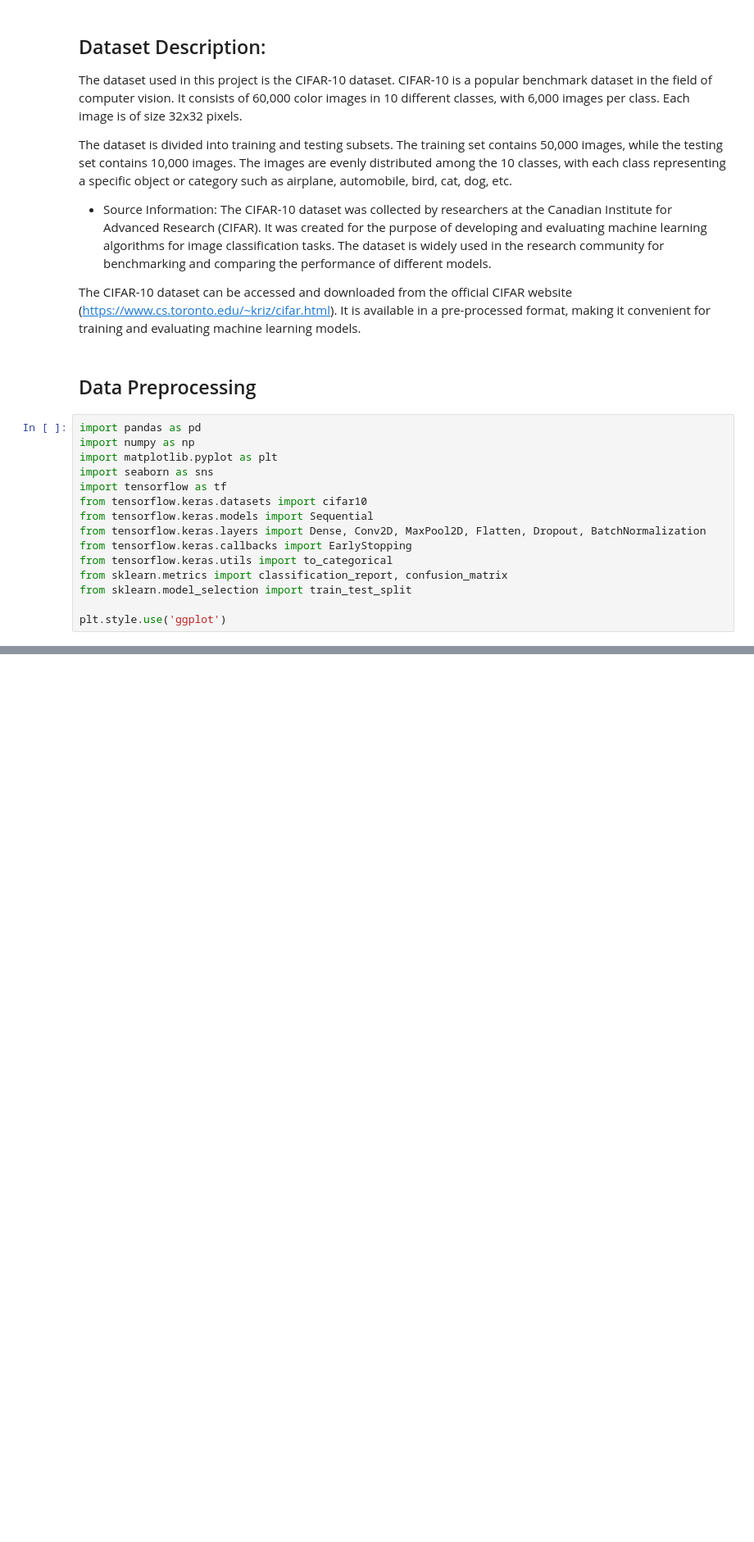
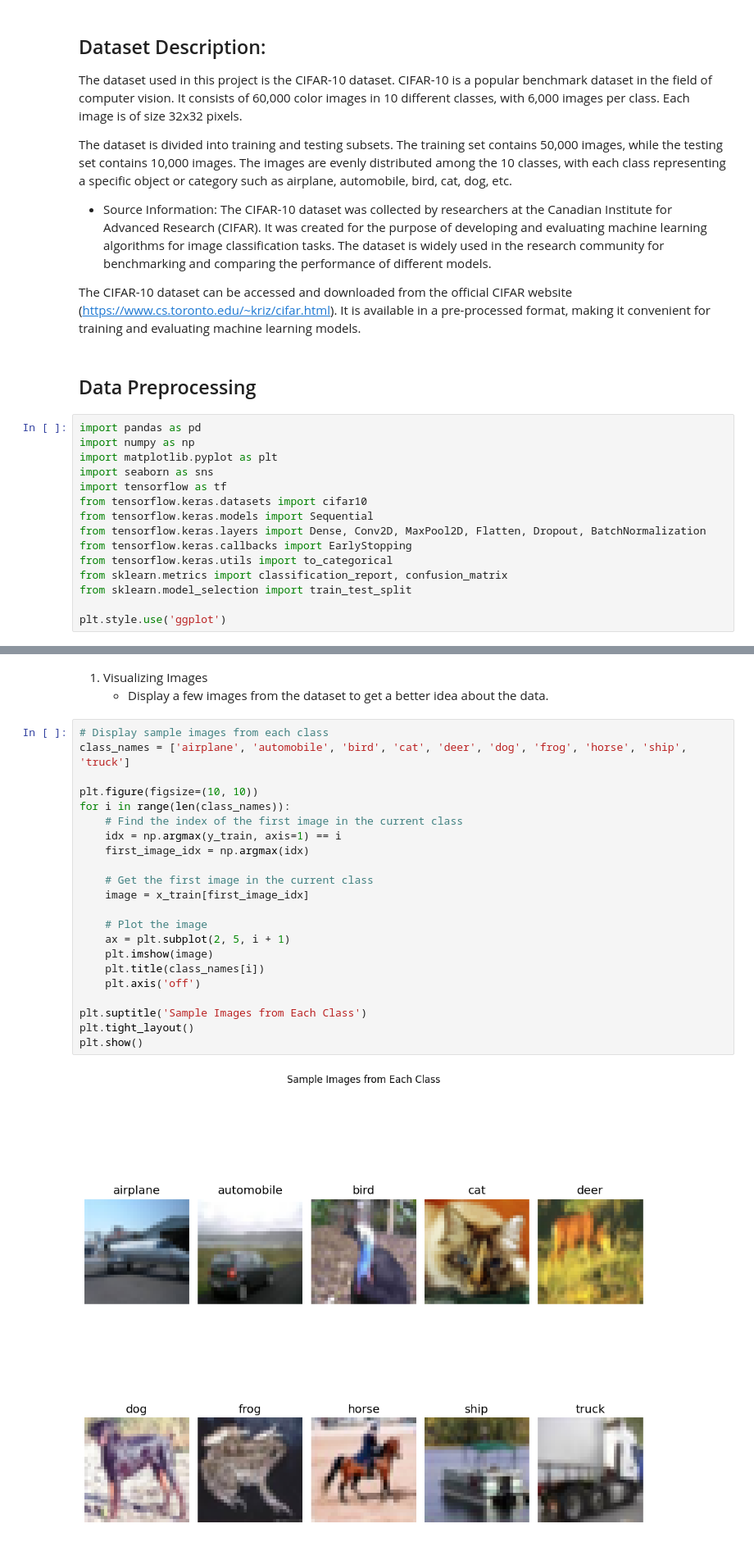
Before and after one commit to analyticsbyted/CNN-Image-Classification-CIFAR10, a Jupyter notebook: CNN_Image_Classification_CIFAR10.ipynb, the cells around one changed output, grey strips where cells are left out. Shown: that part at 82% size. Cells and saved outputs as stored; diff of their text form; blank space fills up the shorter version.

```diff
--- a/CNN_Image_Classification_CIFAR10.ipynb
+++ b/CNN_Image_Classification_CIFAR10.ipynb
@@ -167,0 +95,27 @@ Test labels shape: (10000, 10, 10)
+# %% [markdown]
+1. Visualizing Images
+    -  Display a few images from the dataset to get a better idea about the data.
+# %%
+# Display sample images from each class
+class_names = ['airplane', 'automobile', 'bird', 'cat', 'deer', 'dog', 'frog', 'horse', 'ship', 'truck']
+
+plt.figure(figsize=(10, 10))
+for i in range(len(class_names)):
+    # Find the index of the first image in the current class
+    idx = np.argmax(y_train, axis=1) == i
+    first_image_idx = np.argmax(idx)
+
+    # Get the first image in the current class
+    image = x_train[first_image_idx]
+
+    # Plot the image
+    ax = plt.subplot(2, 5, i + 1)
+    plt.imshow(image)
+    plt.title(class_names[i])
+    plt.axis('off')
+
+plt.suptitle('Sample Images from Each Class')
+plt.tight_layout()
+plt.show()
+# %% [output]
+[figure, added]
```
Also changed, not shown: parts of 41 cells of this notebook, 1 other file.
